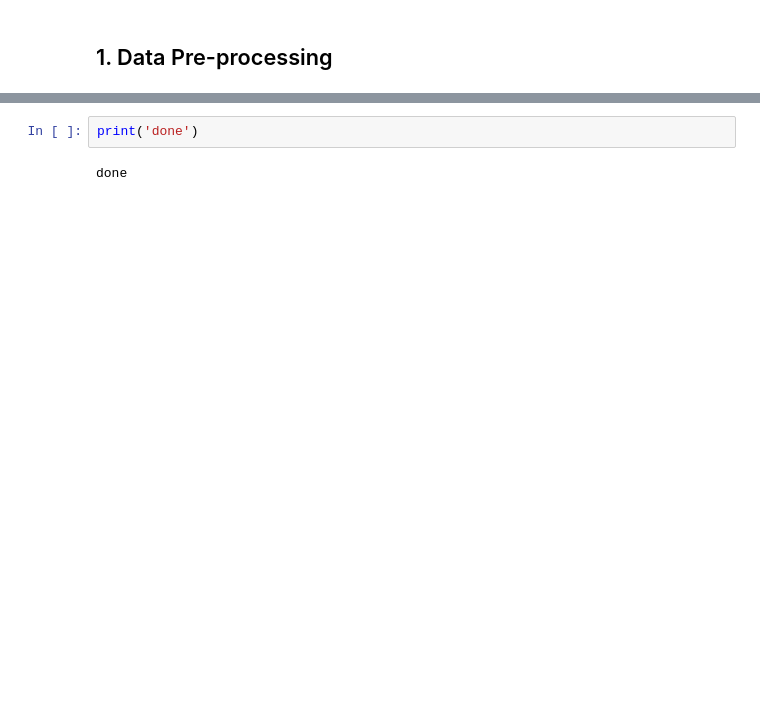
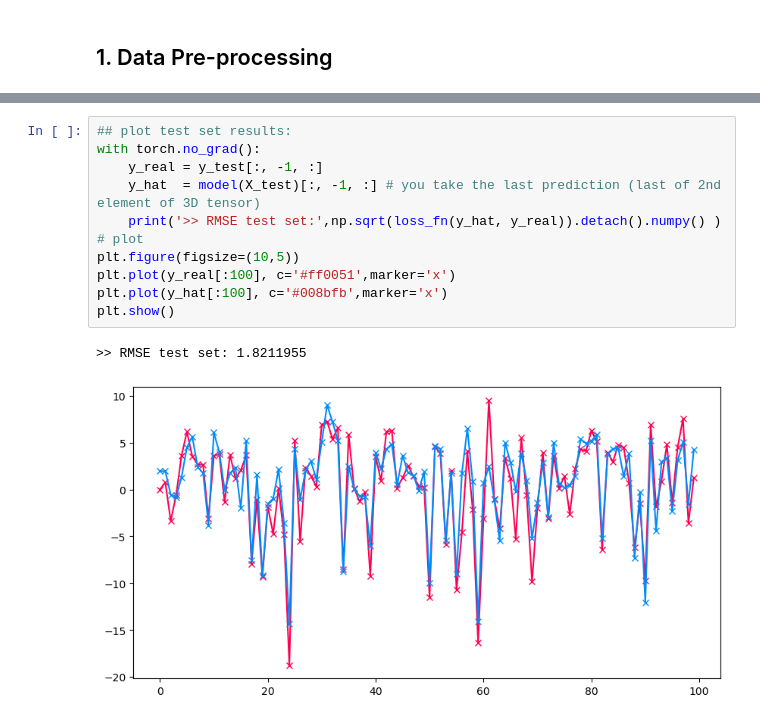
Before and after one commit to GioT/Time_series_challenge, a Jupyter notebook: vignettes/HL_predictions.ipynb, the cells around one changed output, grey strips where cells are left out. Drawn from its saved outputs; the diff is of its cells as text; blank space fills up the shorter version.

```diff
--- a/vignettes/HL_predictions.ipynb
+++ b/vignettes/HL_predictions.ipynb
@@ -268,4 +323,14 @@ plt.show()
 # %%
-print('done')
+## plot test set results:
+with torch.no_grad():
+    y_real = y_test[:, -1, :]
+    y_hat  = model(X_test)[:, -1, :] # you take the last prediction (last of 2nd element of 3D tensor)
+    print('>> RMSE test set:',np.sqrt(loss_fn(y_hat, y_real)).detach().numpy() )
+# plot
+plt.figure(figsize=(10,5))
+plt.plot(y_real[:100], c='#ff0051',marker='x')
+plt.plot(y_hat[:100], c='#008bfb',marker='x')
+plt.show()
 # %% [output]
-done
+>> RMSE test set: 1.8211955
+[figure, added]
```
Also changed, not shown: parts of 33 cells of this notebook, 1 other file.
